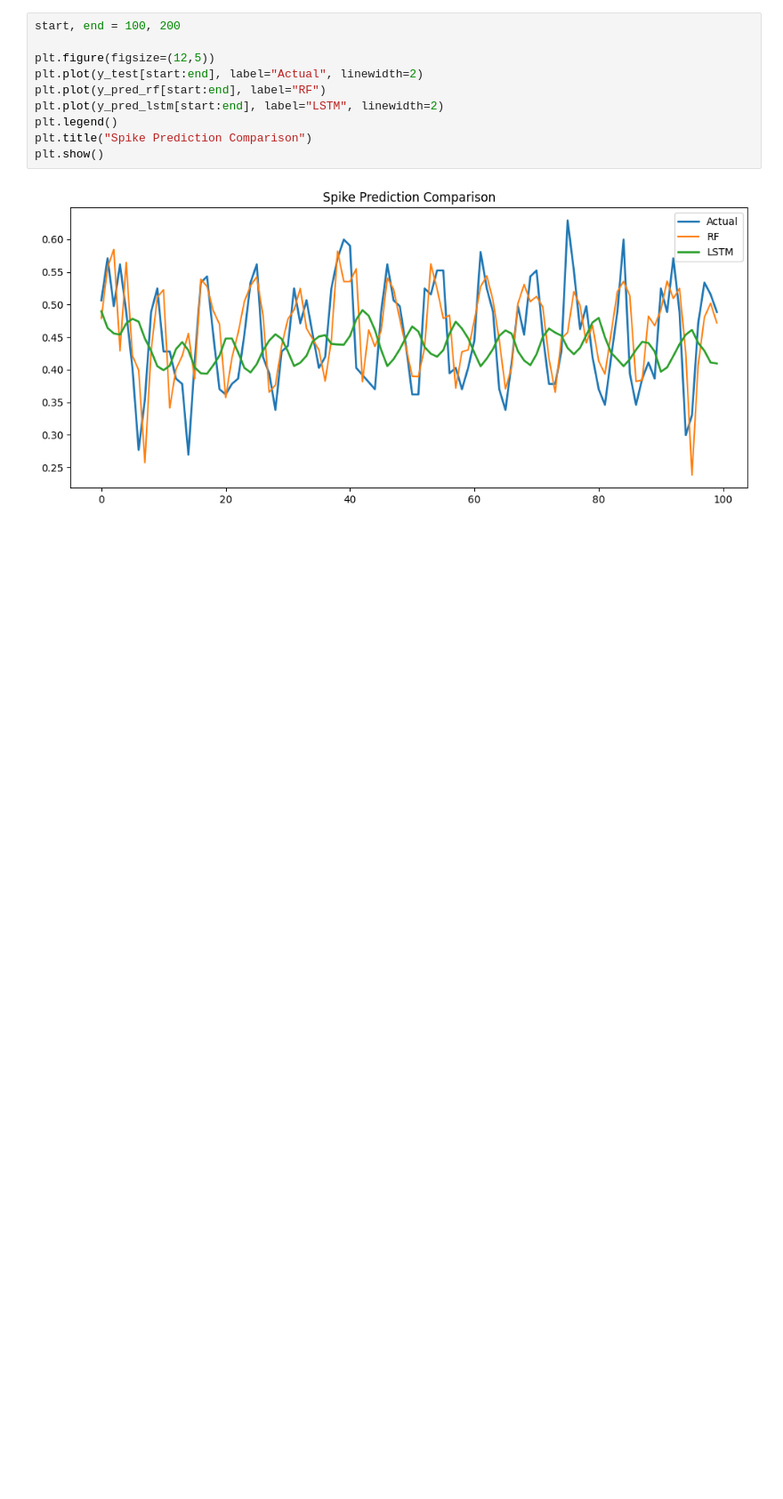
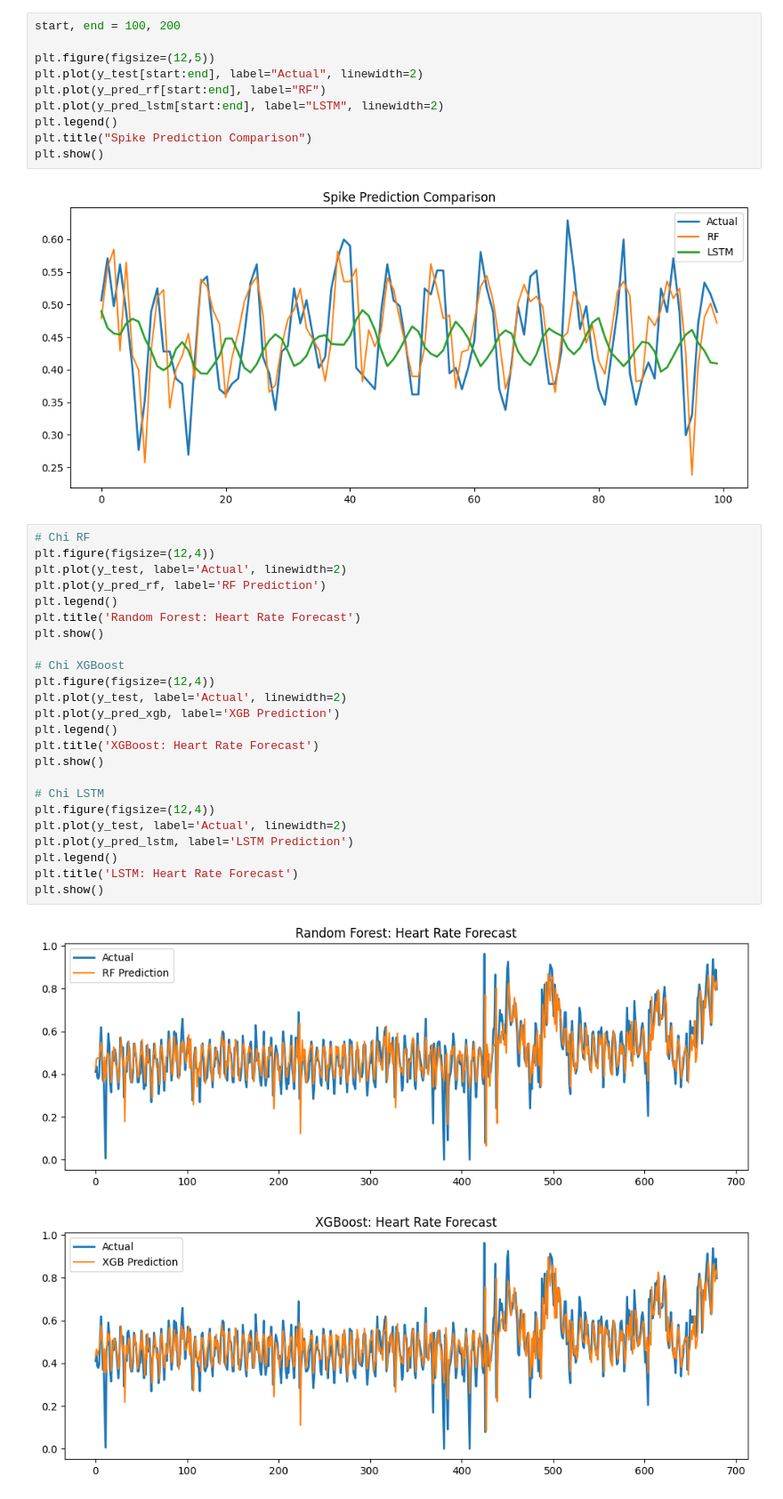
Before and after one commit to oanhtran020906-sys/Topic-11-ECG-Analysis-with-MIT-BIH-WFDB-, a Jupyter notebook: ecg-mitbih-analysis/notebooks/Ml_and_DL.ipynb, the cells around one changed output. Shown at 89% size. Saved outputs shown, nothing was run; the diff lists cells and outputs as text; blank space fills up the shorter version.

```diff
--- a/ecg-mitbih-analysis/notebooks/Ml_and_DL.ipynb
+++ b/ecg-mitbih-analysis/notebooks/Ml_and_DL.ipynb
@@ -247,3 +247,30 @@ plt.title("Spike Prediction Comparison")
 plt.show()
 # %% [output]
 [figure]
+# %%
+# Chỉ RF
+plt.figure(figsize=(12,4))
+plt.plot(y_test, label='Actual', linewidth=2)
+plt.plot(y_pred_rf, label='RF Prediction')
+plt.legend()
+plt.title('Random Forest: Heart Rate Forecast')
+plt.show()
+
+# Chỉ XGBoost
+plt.figure(figsize=(12,4))
+plt.plot(y_test, label='Actual', linewidth=2)
+plt.plot(y_pred_xgb, label='XGB Prediction')
+plt.legend()
+plt.title('XGBoost: Heart Rate Forecast')
+plt.show()
+
+# Chỉ LSTM
+plt.figure(figsize=(12,4))
+plt.plot(y_test, label='Actual', linewidth=2)
+plt.plot(y_pred_lstm, label='LSTM Prediction')
+plt.legend()
+plt.title('LSTM: Heart Rate Forecast')
+plt.show()
+# %% [output]
+[figure, added]
+[figure, added]
```
Also changed, not shown: parts of 4 cells of this notebook.
